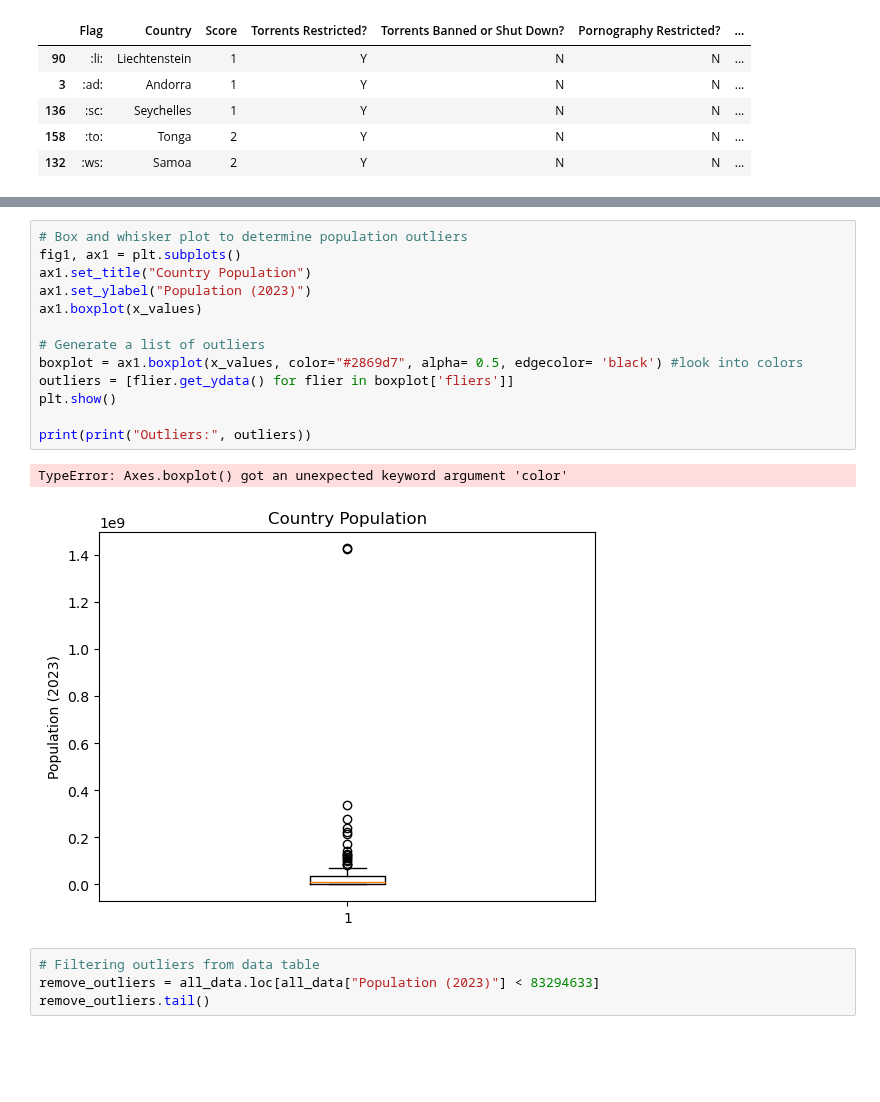
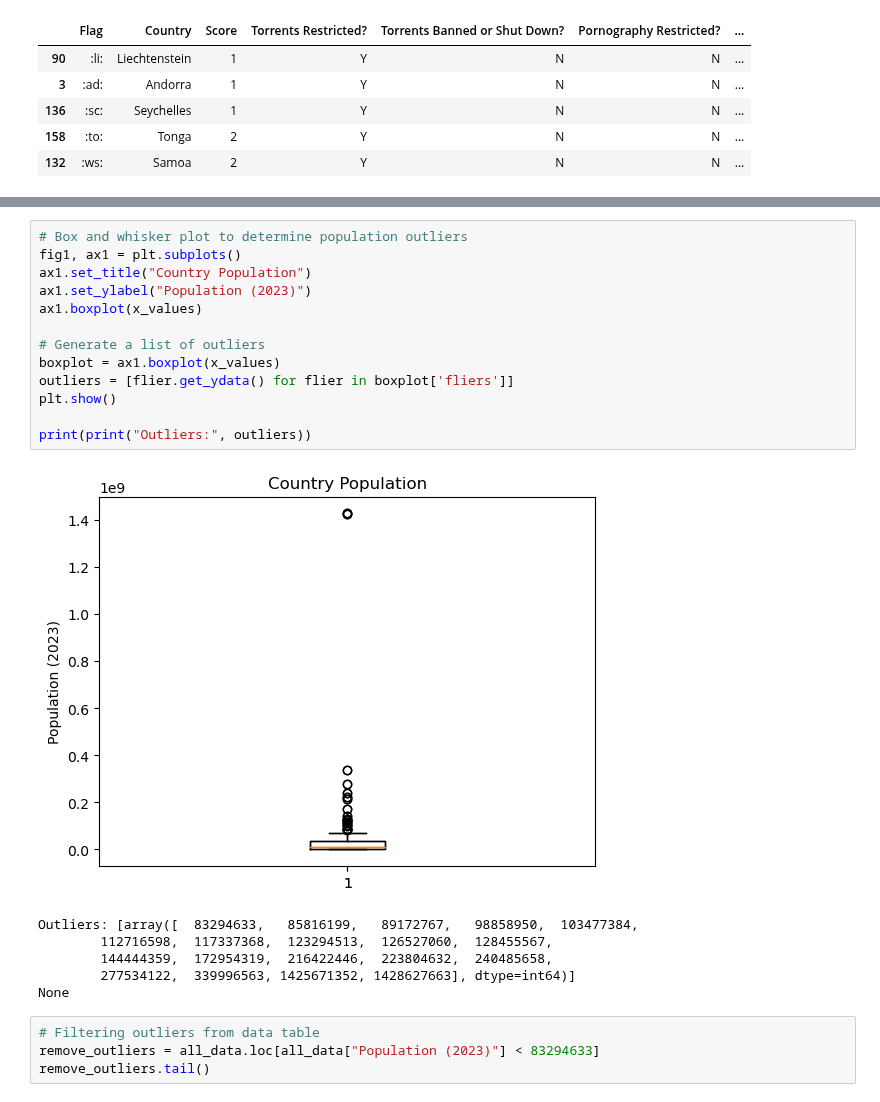
Before and after one commit to tiascott01/07_GroupProject1, a Jupyter notebook: Internet Censorship/Internet_Censorship_Data_Code.ipynb, the cells around one changed output, grey strips where cells are left out. Saved outputs shown, nothing was run; the diff lists cells and outputs as text; blank space fills up the shorter version.

```diff
--- a/Internet Censorship/Internet_Censorship_Data_Code.ipynb
+++ b/Internet Censorship/Internet_Censorship_Data_Code.ipynb
@@ -371,19 +369,23 @@ The r-squared is: 0.10052119235685048
 # %%
 # Box and whisker plot to determine population outliers
 fig1, ax1 = plt.subplots()
 ax1.set_title("Country Population")
 ax1.set_ylabel("Population (2023)")
 ax1.boxplot(x_values)
 
 # Generate a list of outliers
-boxplot = ax1.boxplot(x_values, color="#2869d7", alpha= 0.5, edgecolor= 'black') #look into colors
+boxplot = ax1.boxplot(x_values)
 outliers = [flier.get_ydata() for flier in boxplot['fliers']]
 plt.show()
 
 print(print("Outliers:", outliers))
 # %% [output]
+[figure]
-TypeError: Axes.boxplot() got an unexpected keyword argument 'color'
+Outliers: [array([  83294633,   85816199,   89172767,   98858950,  103477384,
+        112716598,  117337368,  123294513,  126527060,  128455567,
+        144444359,  172954319,  216422446,  223804632,  240485658,
+        277534122,  339996563, 1425671352, 1428627663], dtype=int64)]
+None
-[figure]
 # %%
 # Filtering outliers from data table
 remove_outliers = all_data.loc[all_data["Population (2023)"] < 83294633]
```
Also changed, not shown: parts of 6 cells of this notebook.
